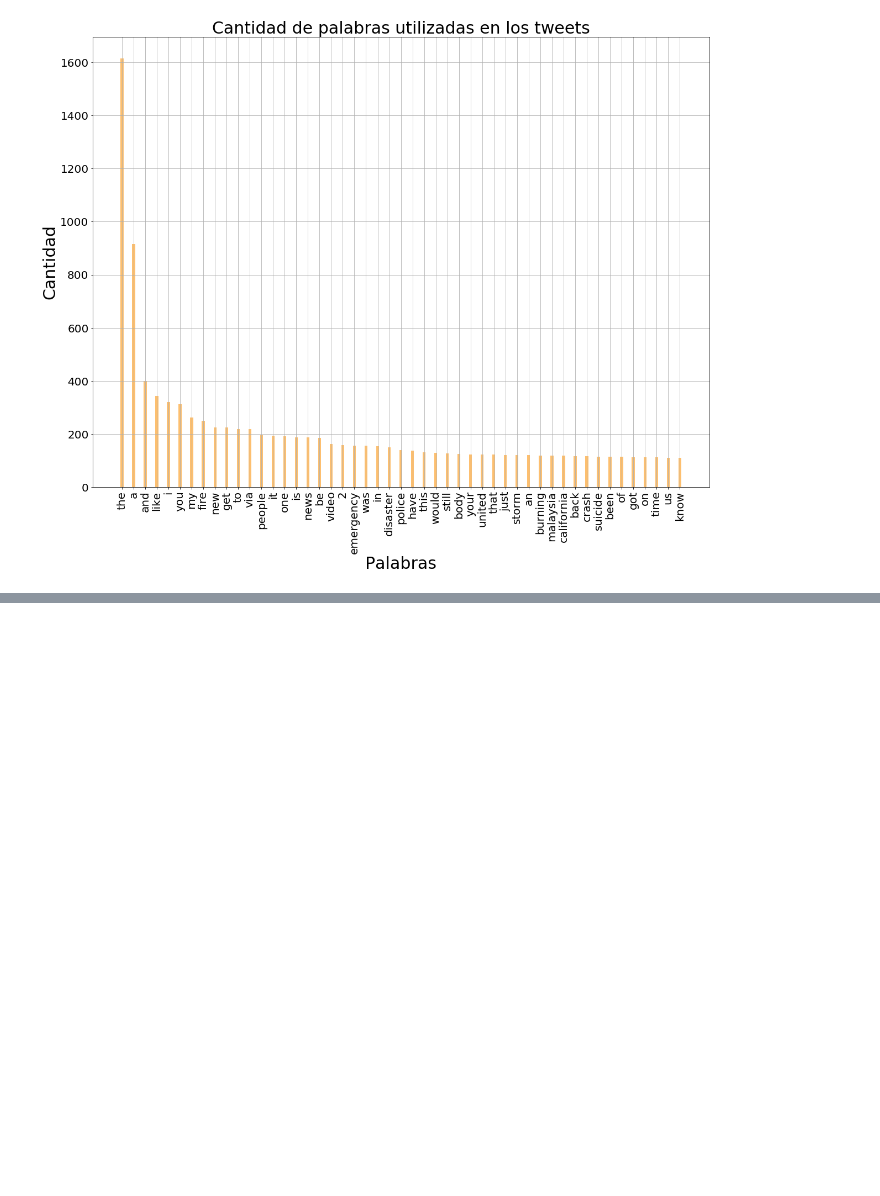
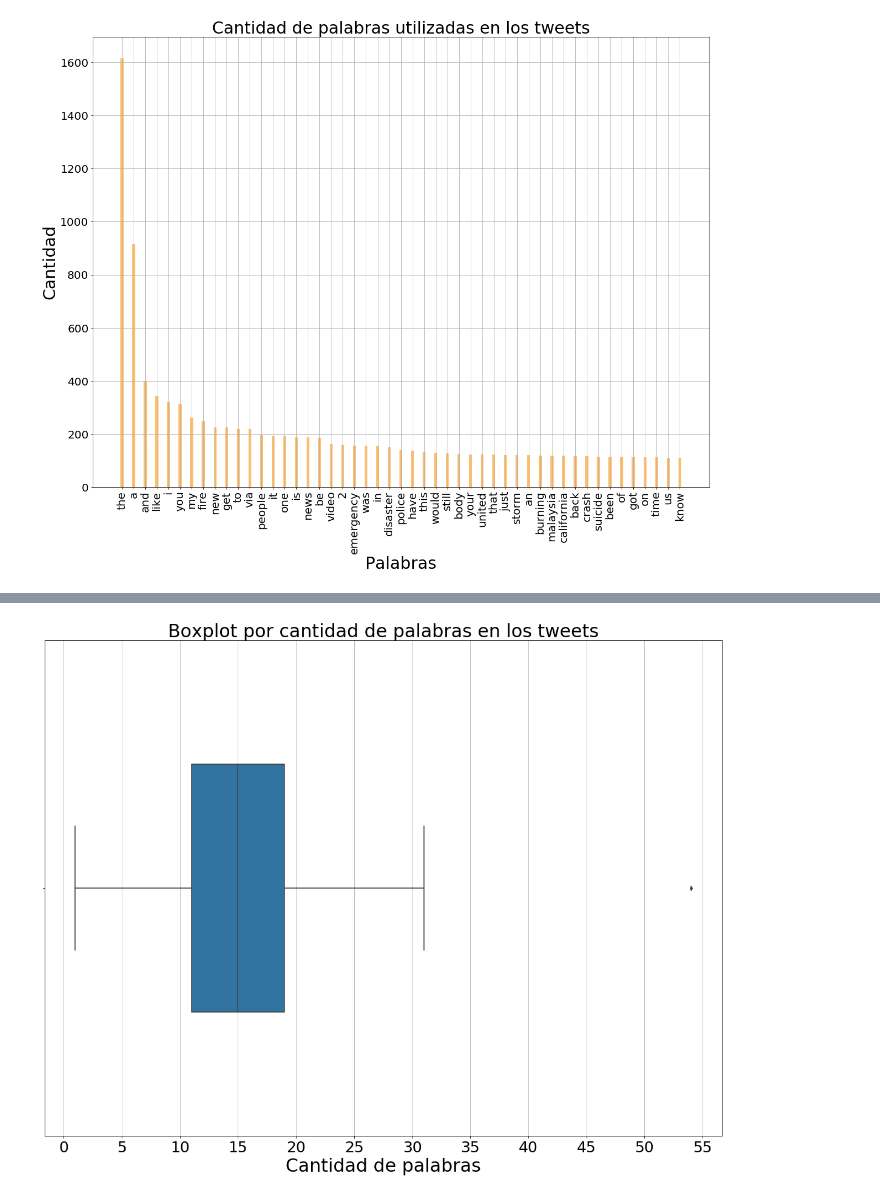
Before and after one commit to FranciscoGauna/TP1-Datos, a Jupyter notebook: Analisis-Kev.ipynb, the cells around one changed output, grey strips where cells are left out. Saved outputs shown, nothing was run; the diff lists cells and outputs as text; code cells hidden in the pictures; blank space fills up the shorter version.

```diff
--- a/Analisis-Kev.ipynb
+++ b/Analisis-Kev.ipynb
@@ -661,0 +685,12 @@ plt.show()
+# %%
+plt.figure(figsize=(20,15))
+sns.boxplot(y='cantidad_palabras',data=datos, width=0.5,orient="h");
+plt.xlabel('Cantidad de palabras',size=30)
+plt.title('Boxplot por cantidad de palabras en los tweets',size=30)
+plt.yticks(size=25)
+plt.xticks(np.arange(0, 60, step=5),size=25)
+plt.grid(True,which='both', axis='x')
+#plt.savefig("histograma_palabras_tweets_1.png",bbox_inch='tight')
+plt.show()
+# %% [output]
+[figure, added]
```
Also changed, not shown: parts of 8 cells of this notebook.
